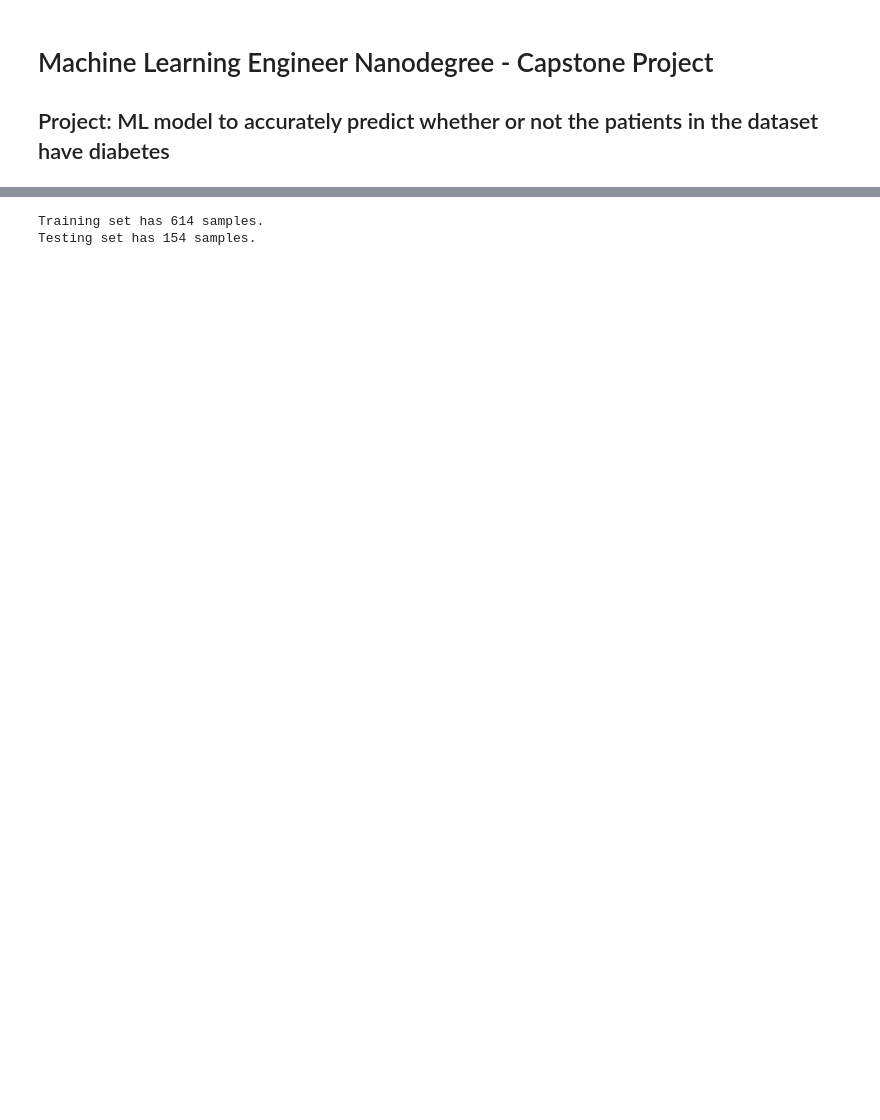
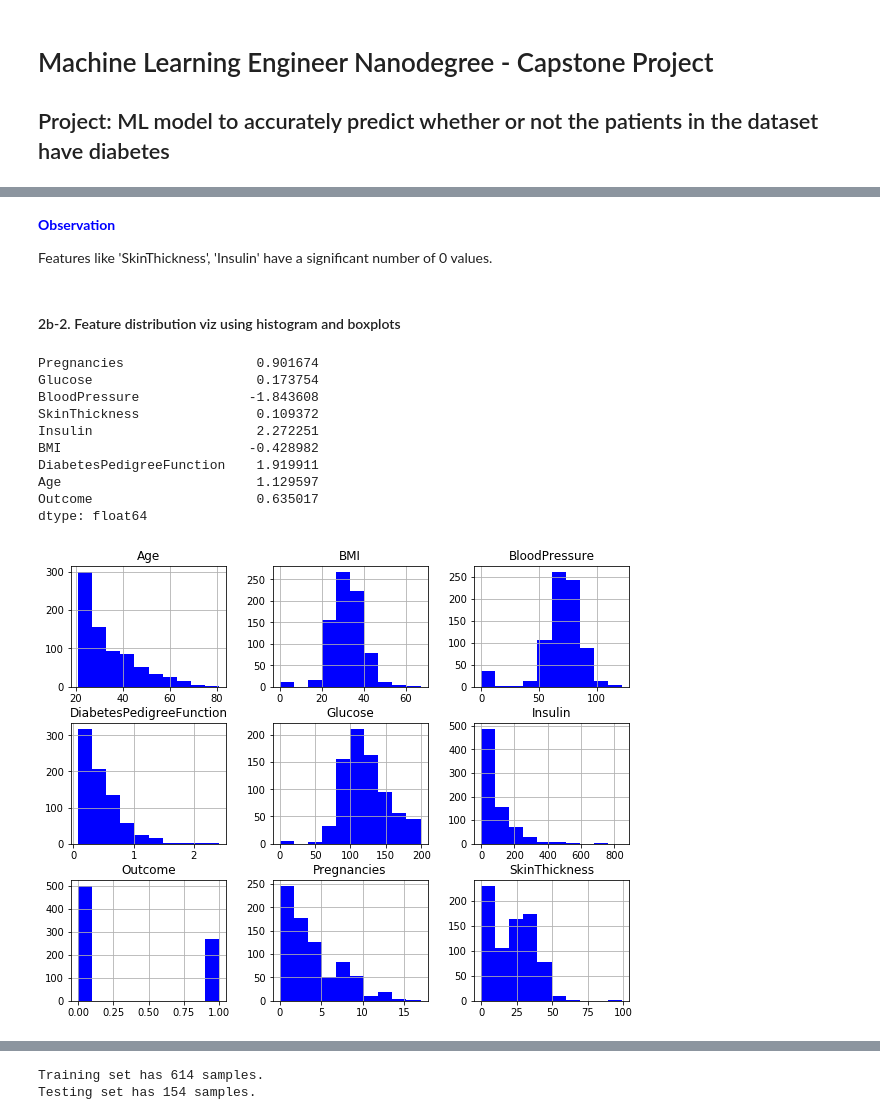
Before and after one commit to manas-mukherjee/MLTools, a Jupyter notebook: src/mlnd-projects/Capstone/diabetes/diabetes.ipynb, the cells around one changed output, grey strips where cells are left out. Drawn from its saved outputs; the diff is of its cells as text; code cells hidden in the pictures; blank space fills up the shorter version.

```diff
--- a/src/mlnd-projects/Capstone/diabetes/diabetes.ipynb
+++ b/src/mlnd-projects/Capstone/diabetes/diabetes.ipynb
@@ -218,0 +187,21 @@ dtype: float64
+# %% [markdown]
+<b><font color="blue"> Observation </font></b>
+
+Features like 'SkinThickness', 'Insulin' have a significant number of 0 values.
+# %% [markdown]
+#### 2b-2. Feature distribution viz using histogram and boxplots
+# %%
+data.hist(figsize=(10,8),color='b')
+pd.DataFrame.skew(data, axis=0)
+# %% [output]
+Pregnancies                 0.901674
+Glucose                     0.173754
+BloodPressure              -1.843608
+SkinThickness               0.109372
+Insulin                     2.272251
+BMI                        -0.428982
+DiabetesPedigreeFunction    1.919911
+Age                         1.129597
+Outcome                     0.635017
+dtype: float64
+[figure, added]
```
Also changed, not shown: parts of 79 cells of this notebook.
